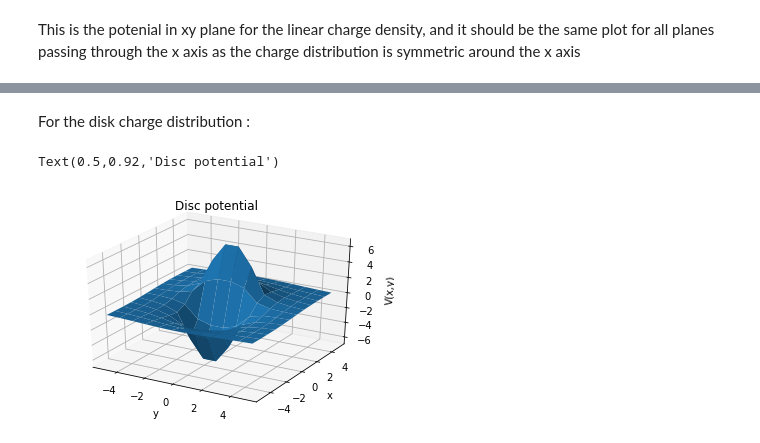
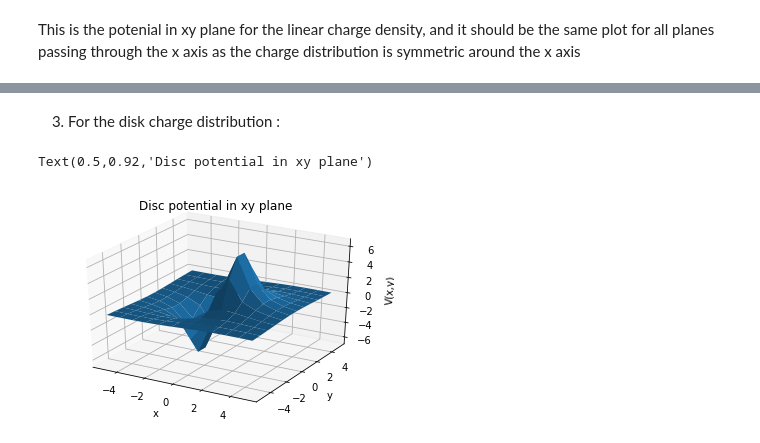
Before and after one commit to Phys7321/hw02-integrations-AsemHabashi, a Jupyter notebook: Solution to HW2, version2.ipynb, the cells around one changed output, grey strips where cells are left out. Cells and saved outputs as stored; diff of their text form; code cells hidden in the pictures.

```diff
--- a/Solution to HW2, version2.ipynb
+++ b/Solution to HW2, version2.ipynb
@@ -6,7 +8,7 @@ import numpy,scipy
 dim = dimensions of x&y plane to explore the potential, points = number of points in one dimension of the grid
 # %%
 dim=5
-points=12
+points=40
 # %%
 xgrid=numpy.linspace(-dim,dim,points)
 ygrid=numpy.linspace(-dim,dim,points)
@@ -67,11 +69,11 @@ len(Ex)
 # %%
-h=2*dim/points
-Ex=[]
-Ey=[]
+#h=2*dim/points
+#Ex=[]
+#Ey=[]
 #Ez=[]
-for i in range(points-1):
-    for j in range(points-1):
+#for i in range(points-1):
+ #   for j in range(points-1):
        # for k in range(points-1):
-        Ex.append(-(V[i+1][j]-V[i][j])/h)
-        Ey.append(-(V[i][j+1]-V[i][j])/h)
+  #      Ex.append(-(V[i+1][j]-V[i][j])/h)
+  #      Ey.append(-(V[i][j+1]-V[i][j])/h)
         #   Ez.append(-(V[i][j][k+1]-V[i][j][k])/h)
@@ -120,5 +138,11 @@ Text(0.5,0.92,'L configuration potential')
 # %% [markdown]
-For the disk charge distribution :
+3) For the disk charge distribution :
+# %%
+points=12
+xgrid=numpy.linspace(-dim,dim,points)
+ygrid=numpy.linspace(-dim,dim,points)
+zgrid=numpy.linspace(-dim,dim,points)
+X,Y=numpy.meshgrid(xgrid,ygrid,indexing='ij')
 # %%
 f= lambda a,b,c,x,y: x/numpy.sqrt((a-x)**2+(b-y)**2+c**2)
 # %%
@@ -133,15 +157,13 @@ for i in range(points):
             vabc=sci.dblquad(g1,-2,2,lambda x:-numpy.sqrt(4-x**2),lambda x:numpy.sqrt(4-x**2))[0]
             V[i][j]=vabc
 # %%
-X,Y=numpy.meshgrid(xgrid,ygrid)
-
 fig = plt.figure()
 ax = fig.gca(projection='3d')
 ax.plot_surface(X,Y, V)
-ax.set_xlabel('y')
-ax.set_ylabel('x')
+ax.set_xlabel('x')
+ax.set_ylabel('y')
 ax.set_zlabel('V(x,y)')
 ax.set_title('Disc potential in xy plane')
 # %% [output]
-Text(0.5,0.92,'Disc potential')
+Text(0.5,0.92,'Disc potential in xy plane')
-[figure, old version]
+[figure, new version]
```
Also changed, not shown: parts of 15 cells of this notebook, 2 other files.
